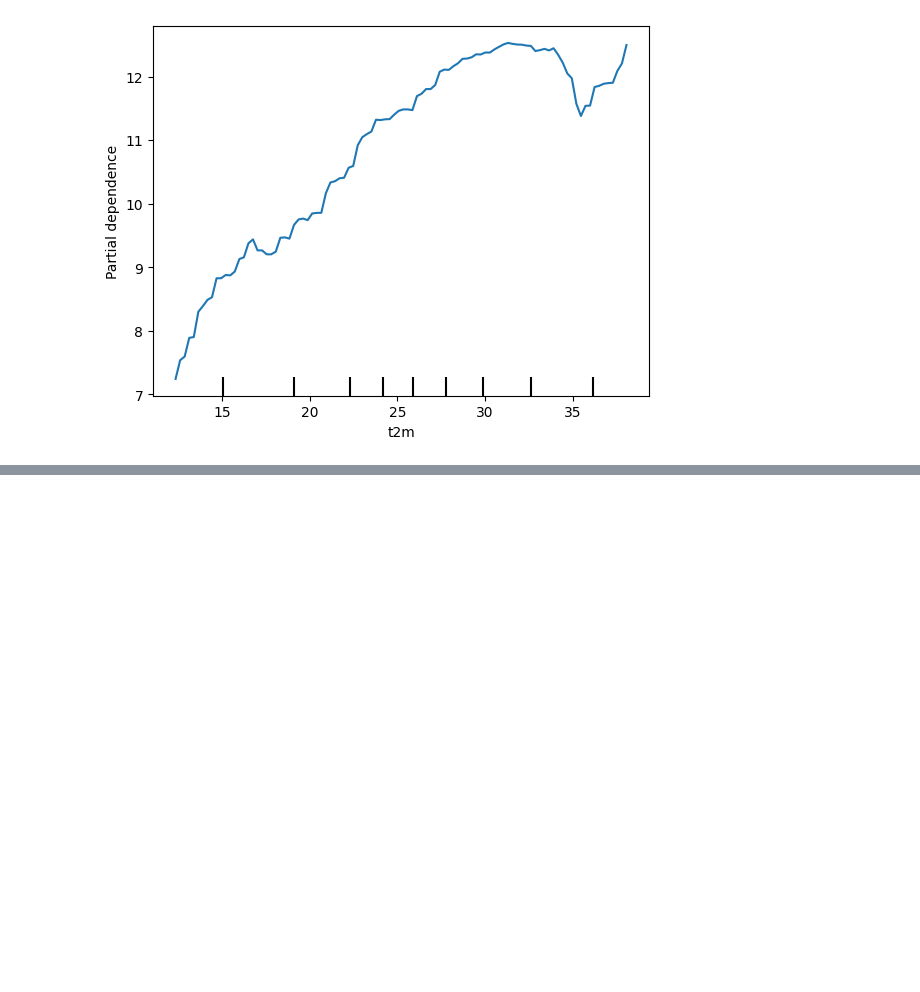
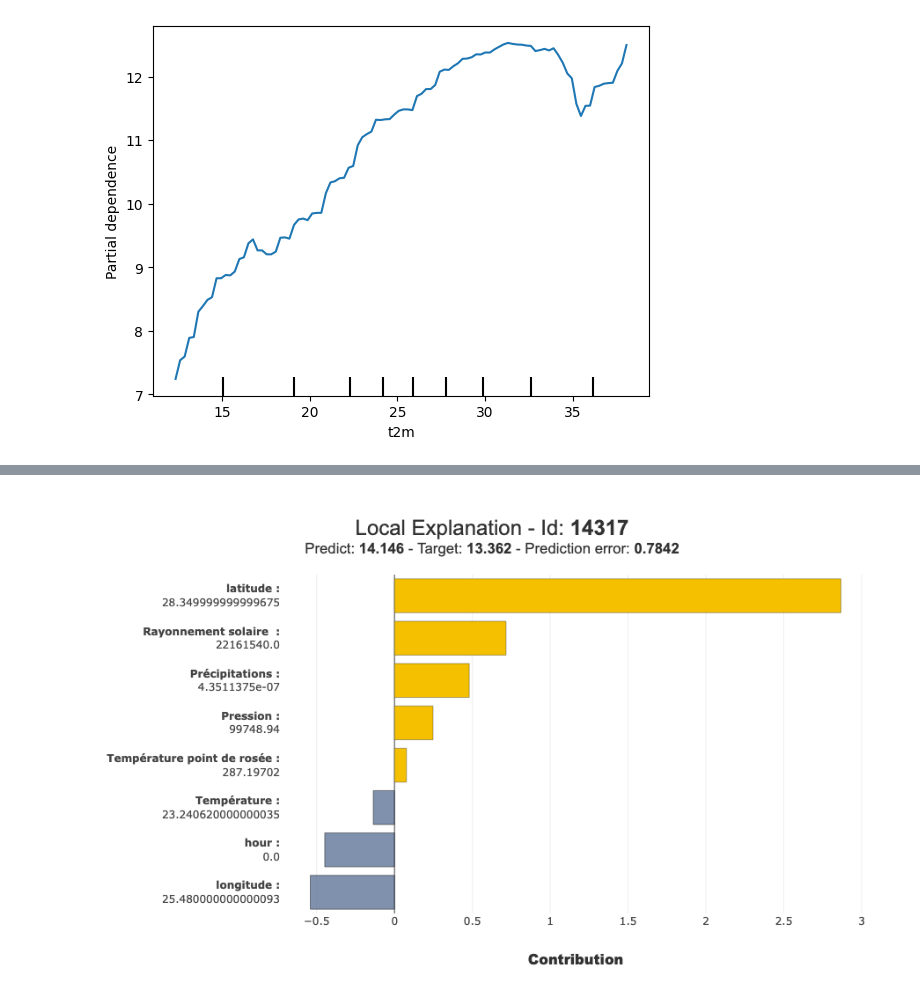
Before and after one commit to ThomasBoucheCours/introduction_explicabilite, a Jupyter notebook: cours/contenu/exemples_cours.ipynb, the cells around one changed output, grey strips where cells are left out. Drawn from its saved outputs; the diff is of its cells as text; code cells hidden in the pictures; blank space fills up the shorter version.

```diff
--- a/cours/contenu/exemples_cours.ipynb
+++ b/cours/contenu/exemples_cours.ipynb
@@ -110,4 +116,6 @@ shap.plots.waterfall(shap_values[0])
 # %%
-xpl.plot.local_plot(index=Xtest.index[0])
+xpl.plot.local_plot(index=14317)
+# %% [output]
+[figure, added]
 # %%
 model_lgb = lightgbm.LGBMRegressor()
```
Also changed, not shown: parts of 10 cells of this notebook, 4 other files.
